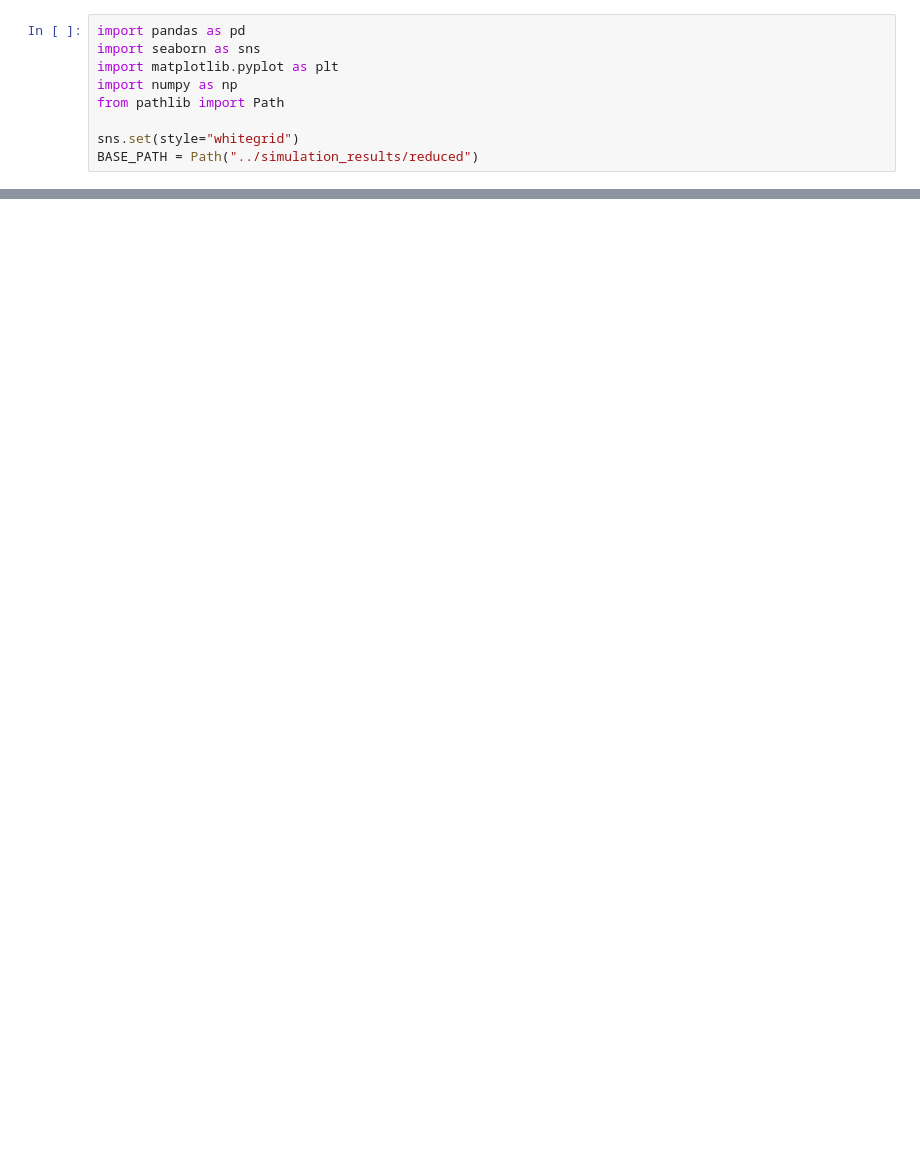
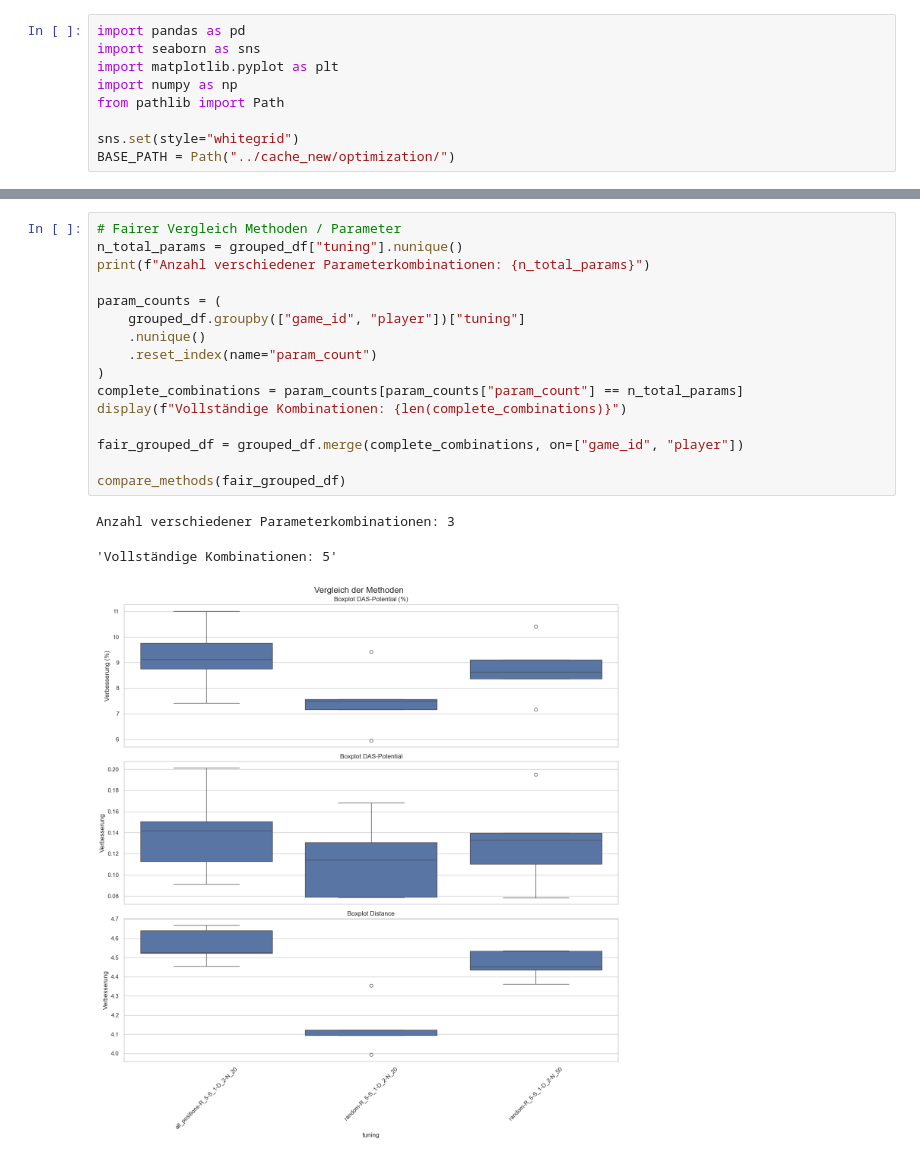
Before and after one commit to maxhartmann1/def-accessible-space, a Jupyter notebook: notebooks/analyse.ipynb, the cells around one changed output, grey strips where cells are left out. Cells and saved outputs as stored; diff of their text form; blank space fills up the shorter version.

```diff
--- a/notebooks/analyse.ipynb
+++ b/notebooks/analyse.ipynb
@@ -6,6 +6,6 @@ import numpy as np
 from pathlib import Path
 
 sns.set(style="whitegrid")
-BASE_PATH = Path("../simulation_results/reduced")
+BASE_PATH = Path("../cache_new/optimization/")
 # %%
 def prepare_data():
@@ -120,0 +152,20 @@ facet_grid(grouped_df)
+# %%
+# Fairer Vergleich Methoden / Parameter
+n_total_params = grouped_df["tuning"].nunique()
+print(f"Anzahl verschiedener Parameterkombinationen: {n_total_params}")
+
+param_counts = (
+    grouped_df.groupby(["game_id", "player"])["tuning"]
+    .nunique()
+    .reset_index(name="param_count")
+)
+complete_combinations = param_counts[param_counts["param_count"] == n_total_params]
+display(f"Vollständige Kombinationen: {len(complete_combinations)}")
+
+fair_grouped_df = grouped_df.merge(complete_combinations, on=["game_id", "player"])
+
+compare_methods(fair_grouped_df)
+# %% [output]
+Anzahl verschiedener Parameterkombinationen: 3
+'Vollständige Kombinationen: 5'
+[figure, added]
```
Also changed, not shown: parts of 5 cells of this notebook, 11 other files.
